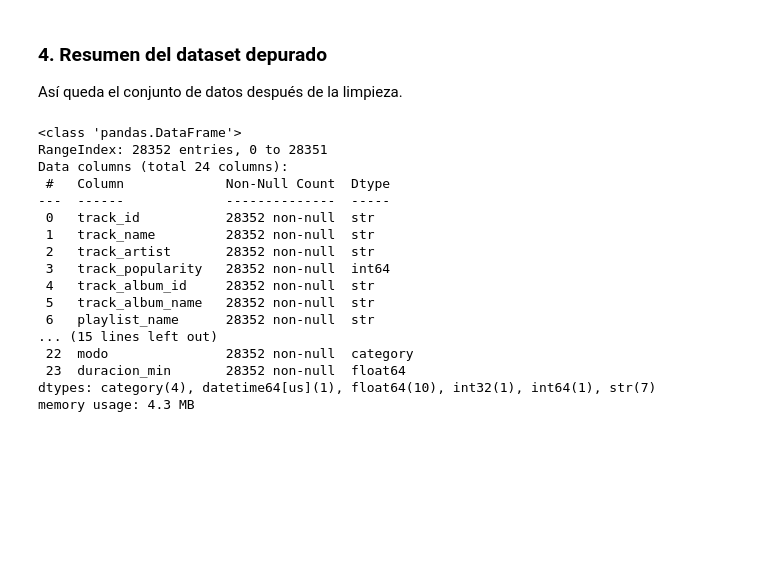
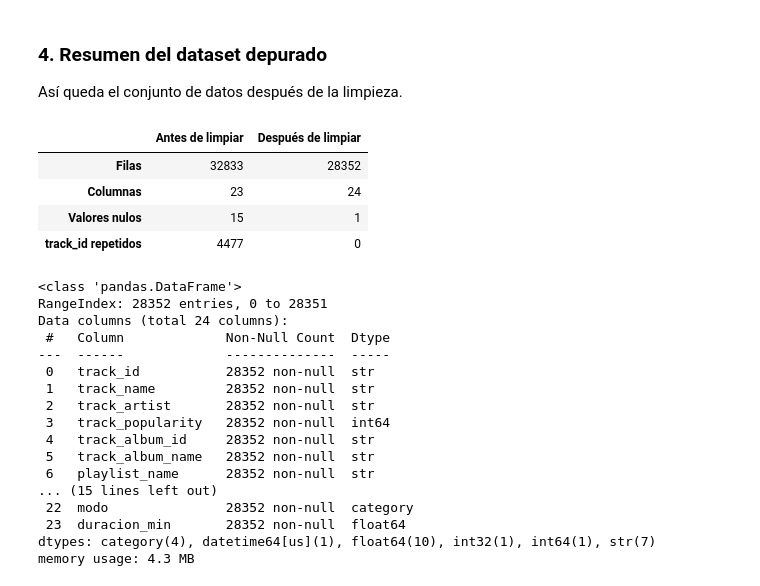
Before and after one commit to Gelvercm/proyecto-ciencia-datos-spotify, a Jupyter notebook: notebook/proyecto_ciencia_datos.ipynb, the cells around one changed output. Saved outputs shown, nothing was run; the diff lists cells and outputs as text; code cells hidden in the pictures; blank space fills up the shorter version.

```diff
--- a/notebook/proyecto_ciencia_datos.ipynb
+++ b/notebook/proyecto_ciencia_datos.ipynb
@@ -157,6 +159,17 @@ dtype: int64
 # %% [markdown]
 ### 4. Resumen del dataset depurado
 Así queda el conjunto de datos después de la limpieza.
+# %%
+resumen=pd.DataFrame({
+ 'Antes de limpiar':[df.shape[0],df.shape[1],int(df.isna().sum().sum()),int(df.track_id.duplicated().sum())],
+ 'Después de limpiar':[d.shape[0],d.shape[1],int(d.isna().sum().sum()),int(d.track_id.duplicated().sum())]},
+ index=['Filas','Columnas','Valores nulos','track_id repetidos']); resumen
+# %% [output]
+|  | Antes de limpiar | Después de limpiar |
+| Filas | 32833 | 28352 |
+| Columnas | 23 | 24 |
+| Valores nulos | 15 | 1 |
+| track_id repetidos | 4477 | 0 |
 # %%
 d.info()
 # %% [output]
```
Also changed, not shown: parts of 3 cells of this notebook, 2 other files.
